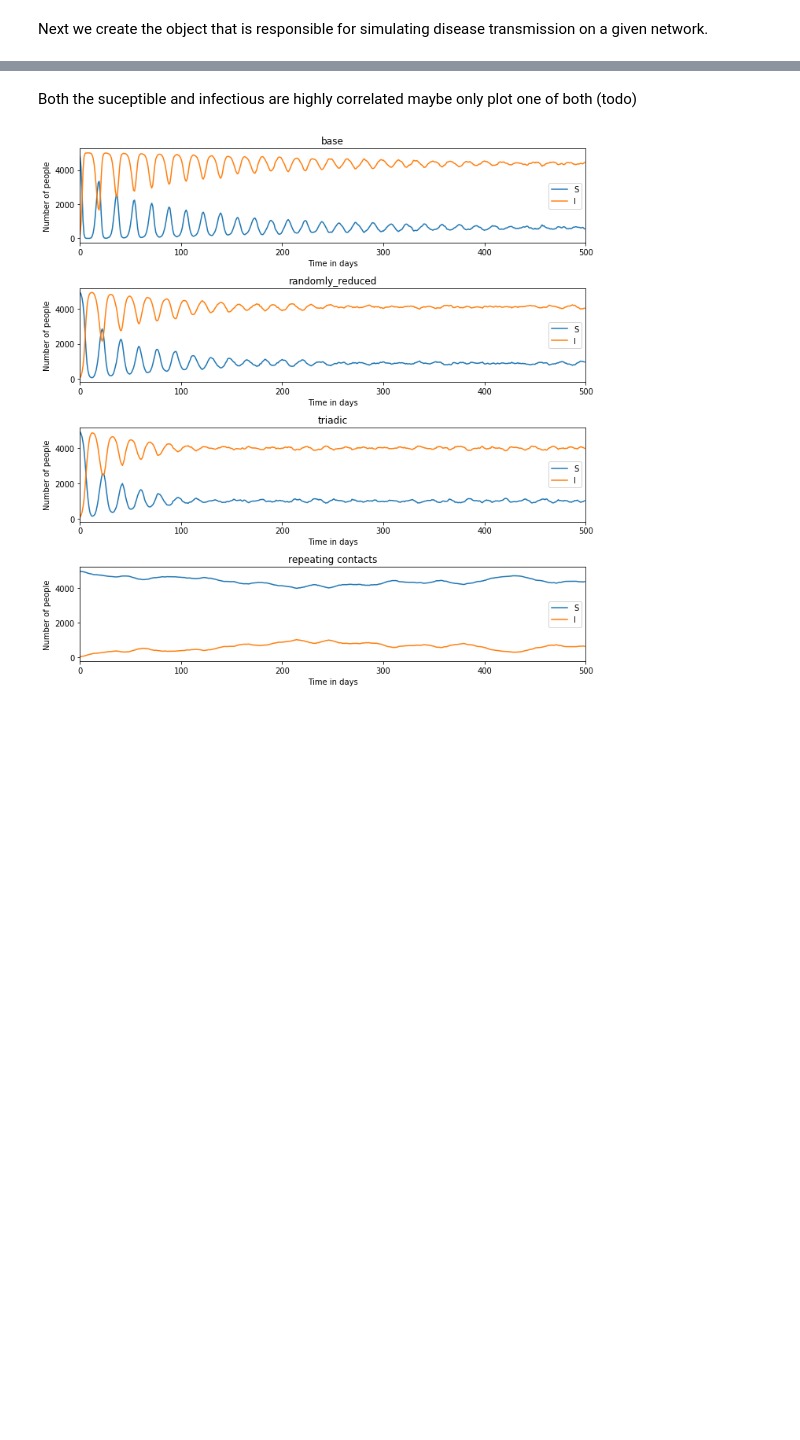
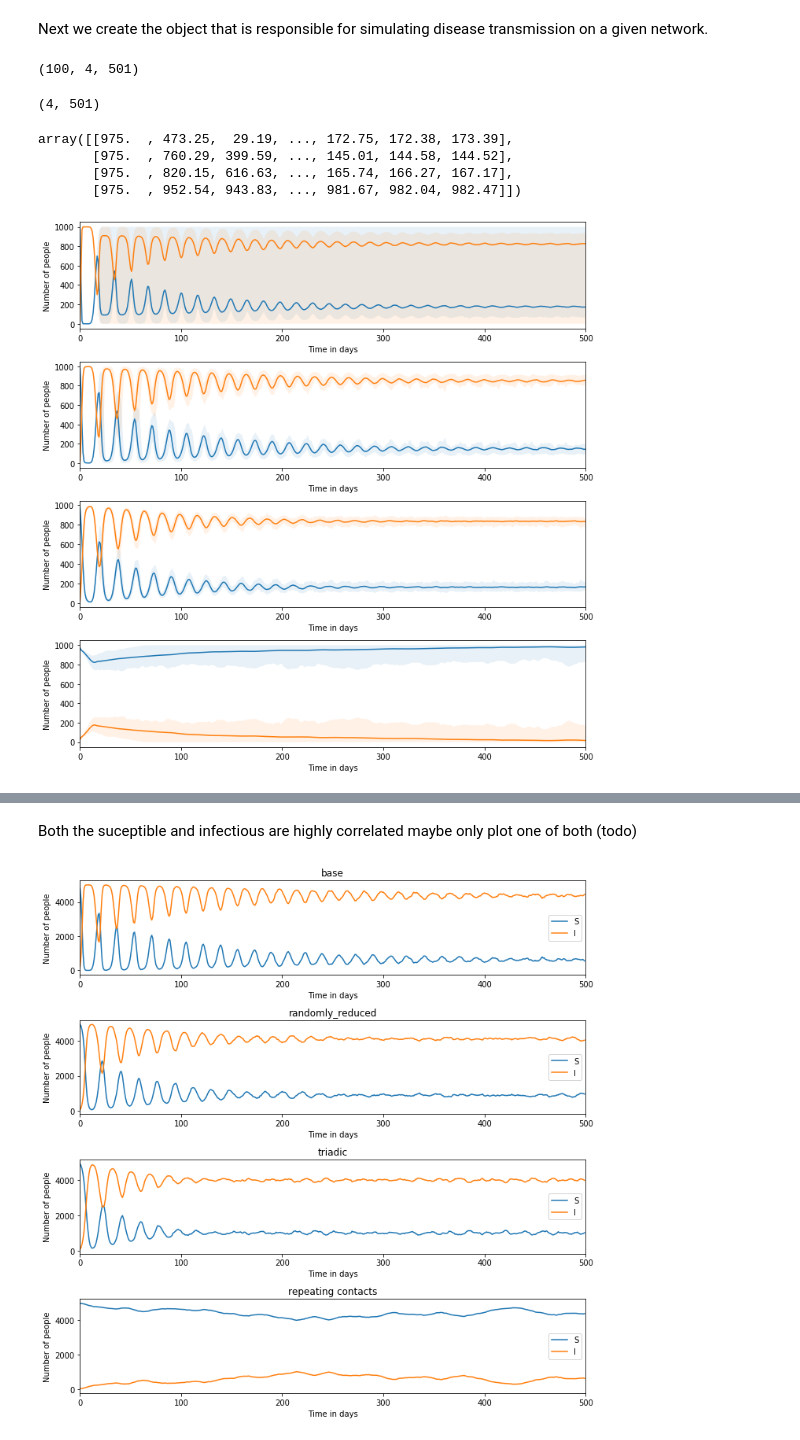
Before and after one commit to emilIftekhar/contact_strategies, a Jupyter notebook: contact_strategies.ipynb, the cells around one changed output, grey strips where cells are left out. Saved outputs shown, nothing was run; the diff lists cells and outputs as text; code cells hidden in the pictures; blank space fills up the shorter version.

Commit message:
Added more simulations

```diff
--- a/contact_strategies.ipynb
+++ b/contact_strategies.ipynb
@@ -16,11 +16,12 @@ The autoreload extension is already loaded. To reload it, use:
   %reload_ext autoreload
 # %%
 # Parameters
+number_of_simulations = 100
 population_size = 1000
 average_degree = 5 #Number of initial connections #Distribution
 
-random_edge_probability = 0.2
-contact_probability = 0.3 # make distribution?
+random_edge_probability = 0.1
+contact_probability = 0.7 # make distribution?
 maximum_contact_number = 2
 
 time_limit = 500
@@ -87,2 +96,53 @@ for key in network.keys():
 # perhaps we should make averages over various simulations!
 # For example in the case of edge deletion it can happen, that no one has a contact to infect
+# %%
+sim_S.shape
+# %% [output]
+(100, 4, 501)
+# %%
+S_percent_2_5 = np.percentile(np.array(sim_S[:,:,:]) ,2.5,axis=0)
+S_percent_97_5 = np.percentile(np.array(sim_S[:,:,:]) ,97.5,axis=0)
+I_percent_2_5 = np.percentile(np.array(sim_I[:,:,:]) ,2.5,axis=0)
+I_percent_97_5 = np.percentile(np.array(sim_I[:,:,:]) ,97.5,axis=0)
+# %%
+S_percent_97_5.shape
+# %% [output]
+(4, 501)
+# %%
+np.mean(np.array(sim_S[:,:,:]),axis=0)
+# %% [output]
+array([[975.  , 473.25,  29.19, ..., 172.75, 172.38, 173.39],
+       [975.  , 760.29, 399.59, ..., 145.01, 144.58, 144.52],
+       [975.  , 820.15, 616.63, ..., 165.74, 166.27, 167.17],
+       [975.  , 952.54, 943.83, ..., 981.67, 982.04, 982.47]])
+# %%
+time_range = np.arange(0, time_limit+1, 1)
+fig,ax = plt.subplots(len(network),1,figsize=(10,10))
+for i in range(len(network)):
+    ax[i].set_xlabel("Time in days")
+    ax[i].set_ylabel("Number of people")
+    ax[i].set_xlim(0,500)
+
+    ax[i].fill_between(
+        time_range,
+        S_percent_2_5[i],
+        S_percent_97_5[i],
+        alpha=0.1
+    )
+    ax[i].fill_between(
+        time_range,
+        I_percent_2_5[i],
+        I_percent_97_5[i],
+        alpha=0.1
+    )
+    ax[i].plot(
+        time_range,
+        np.mean(np.array(sim_S[:,i,:]),axis=0)
+    )
+    ax[i].plot(
+        time_range,
+        np.mean(np.array(sim_I[:,i,:]),axis=0)
+    )
+plt.tight_layout()
+# %% [output]
+[figure, added]
```
Also changed, not shown: parts of 3 cells of this notebook, 1 other file.
